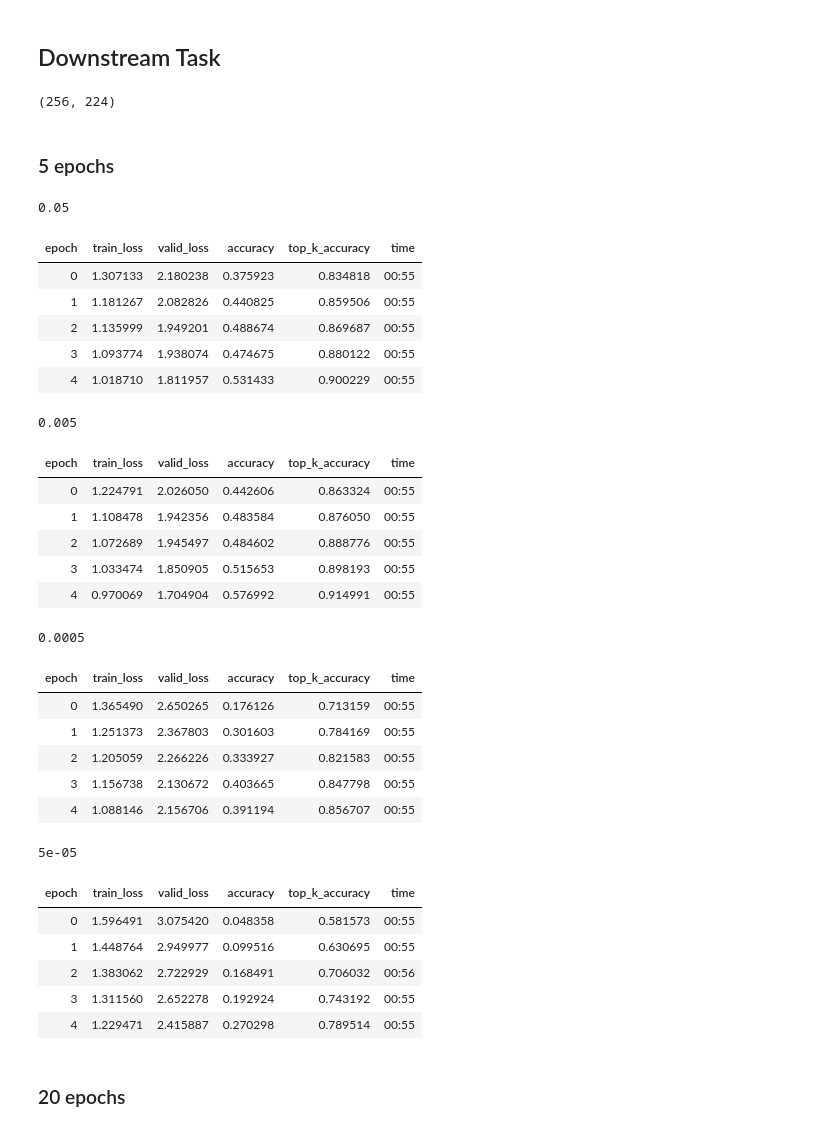
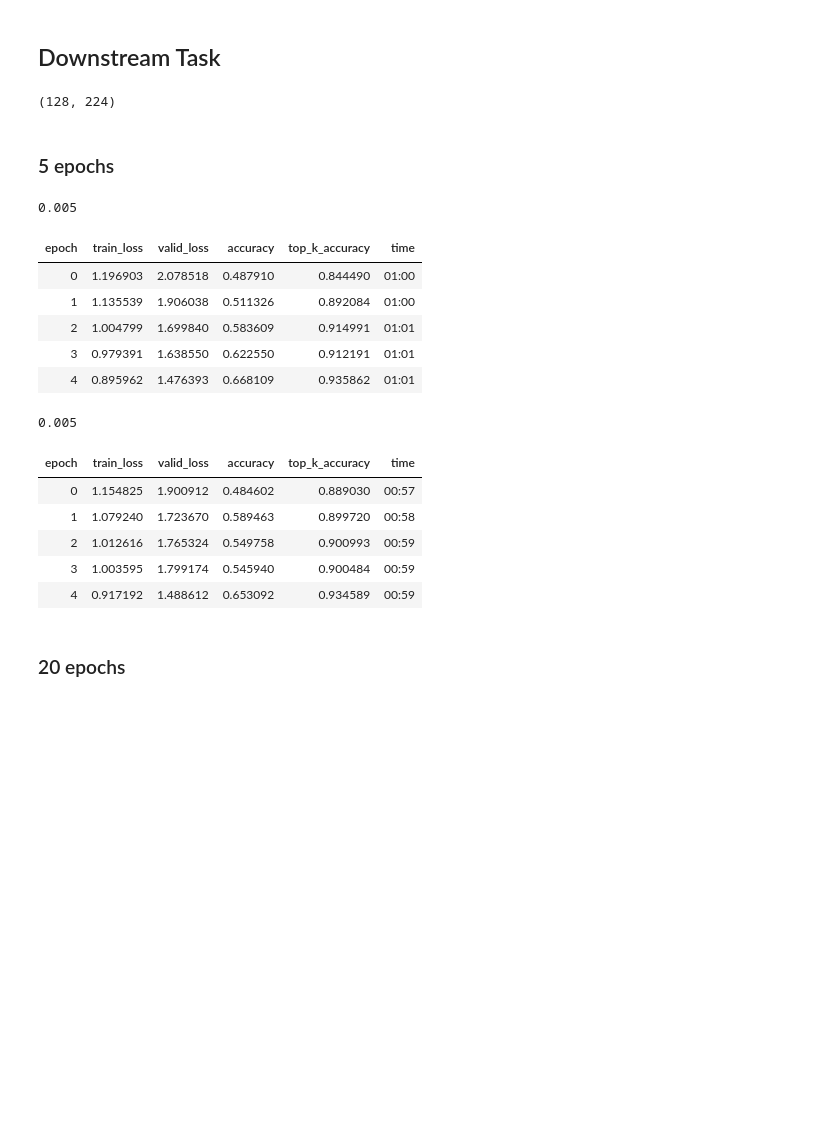
Before and after one commit to KeremTurgutlu/self_supervised, a Jupyter notebook: examples/training_barlow_twins_iwang.ipynb, the cells around one changed output. Drawn from its saved outputs; the diff is of its cells as text; code cells hidden in the pictures; blank space fills up the shorter version.

```diff
--- a/examples/training_barlow_twins_iwang.ipynb
+++ b/examples/training_barlow_twins_iwang.ipynb
@@ -249,11 +280,11 @@ Run data is saved locally in /home/code-base/extra_space/self_supervised/example
 optdict = dict(sqr_mom=0.99,mom=0.95,beta=0.,eps=1e-4)
 opt_func = partial(ranger, **optdict)
 # %%
-bs, resize, size = 256, 256, 224
+bs, resize, size = 128, 256, 224
 # %%
 bs, size
 # %% [output]
-(256, 224)
+(128, 224)
 # %%
 def get_dls(size, bs, workers=None):
     path = URLs.IMAGEWANG_160 if size <= 160 else URLs.IMAGEWANG
@@ -296,38 +327,25 @@ def finetune(size, epochs, arch, encoder_path, lr=1e-2, wd=1e-2):
 ### 5 epochs
 # %%
 runs = 5
-for lmb in (5e-2,5e-3,5e-4,5e-5):
+lmb = 0.005
+for bs in (64,128):
     print(lmb)
-    finetune(size, epochs=5, arch='xresnet34', encoder_path=f'models/btwins_iwang_sz224_epc100_lmb{lmb}_encoder.pth')
+    finetune(size, epochs=5, arch='xresnet34', encoder_path=f'models/btwins_iwang_sz224_epc100_lmb{lmb}_bs{bs}_encoder.pth')
 # %% [output]
-0.05
+0.005
 | epoch | train_loss | valid_loss | accuracy | top_k_accuracy | time |
-| 0 | 1.307133 | 2.180238 | 0.375923 | 0.834818 | 00:55 |
-| 1 | 1.181267 | 2.082826 | 0.440825 | 0.859506 | 00:55 |
-| 2 | 1.135999 | 1.949201 | 0.488674 | 0.869687 | 00:55 |
-| 3 | 1.093774 | 1.938074 | 0.474675 | 0.880122 | 00:55 |
-| 4 | 1.018710 | 1.811957 | 0.531433 | 0.900229 | 00:55 |
+| 0 | 1.196903 | 2.078518 | 0.487910 | 0.844490 | 01:00 |
+| 1 | 1.135539 | 1.906038 | 0.511326 | 0.892084 | 01:00 |
+| 2 | 1.004799 | 1.699840 | 0.583609 | 0.914991 | 01:01 |
+| 3 | 0.979391 | 1.638550 | 0.622550 | 0.912191 | 01:01 |
+| 4 | 0.895962 | 1.476393 | 0.668109 | 0.935862 | 01:01 |
 0.005
 | epoch | train_loss | valid_loss | accuracy | top_k_accuracy | time |
-| 0 | 1.224791 | 2.026050 | 0.442606 | 0.863324 | 00:55 |
-| 1 | 1.108478 | 1.942356 | 0.483584 | 0.876050 | 00:55 |
-| 2 | 1.072689 | 1.945497 | 0.484602 | 0.888776 | 00:55 |
-| 3 | 1.033474 | 1.850905 | 0.515653 | 0.898193 | 00:55 |
-| 4 | 0.970069 | 1.704904 | 0.576992 | 0.914991 | 00:55 |
+| 0 | 1.154825 | 1.900912 | 0.484602 | 0.889030 | 00:57 |
+| 1 | 1.079240 | 1.723670 | 0.589463 | 0.899720 | 00:58 |
+| 2 | 1.012616 | 1.765324 | 0.549758 | 0.900993 | 00:59 |
+| 3 | 1.003595 | 1.799174 | 0.545940 | 0.900484 | 00:59 |
+| 4 | 0.917192 | 1.488612 | 0.653092 | 0.934589 | 00:59 |
-0.0005
-| epoch | train_loss | valid_loss | accuracy | top_k_accuracy | time |
-| 0 | 1.365490 | 2.650265 | 0.176126 | 0.713159 | 00:55 |
-| 1 | 1.251373 | 2.367803 | 0.301603 | 0.784169 | 00:55 |
-| 2 | 1.205059 | 2.266226 | 0.333927 | 0.821583 | 00:55 |
-| 3 | 1.156738 | 2.130672 | 0.403665 | 0.847798 | 00:55 |
-| 4 | 1.088146 | 2.156706 | 0.391194 | 0.856707 | 00:55 |
-5e-05
-| epoch | train_loss | valid_loss | accuracy | top_k_accuracy | time |
-| 0 | 1.596491 | 3.075420 | 0.048358 | 0.581573 | 00:55 |
-| 1 | 1.448764 | 2.949977 | 0.099516 | 0.630695 | 00:55 |
-| 2 | 1.383062 | 2.722929 | 0.168491 | 0.706032 | 00:56 |
-| 3 | 1.311560 | 2.652278 | 0.192924 | 0.743192 | 00:55 |
-| 4 | 1.229471 | 2.415887 | 0.270298 | 0.789514 | 00:55 |
 # %%
 acc = []
 runs = 5
```
Also changed, not shown: parts of 1 cell of this notebook.
